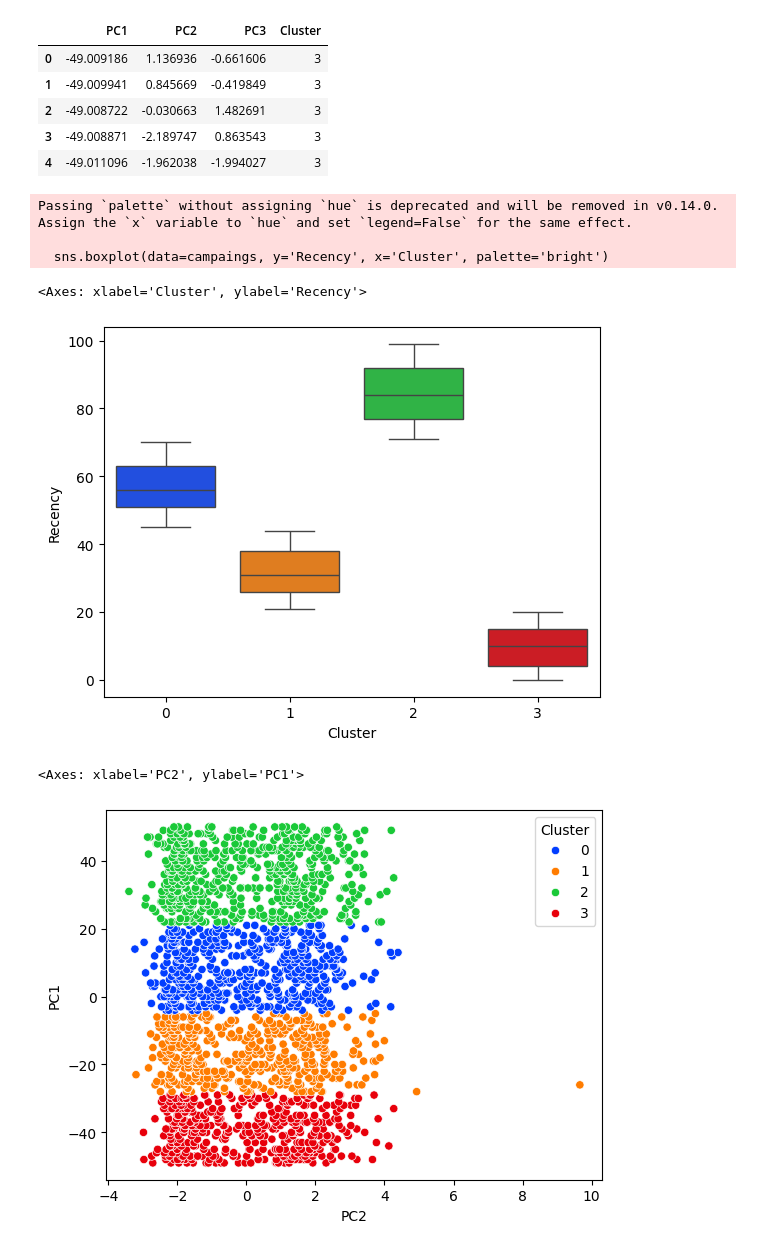
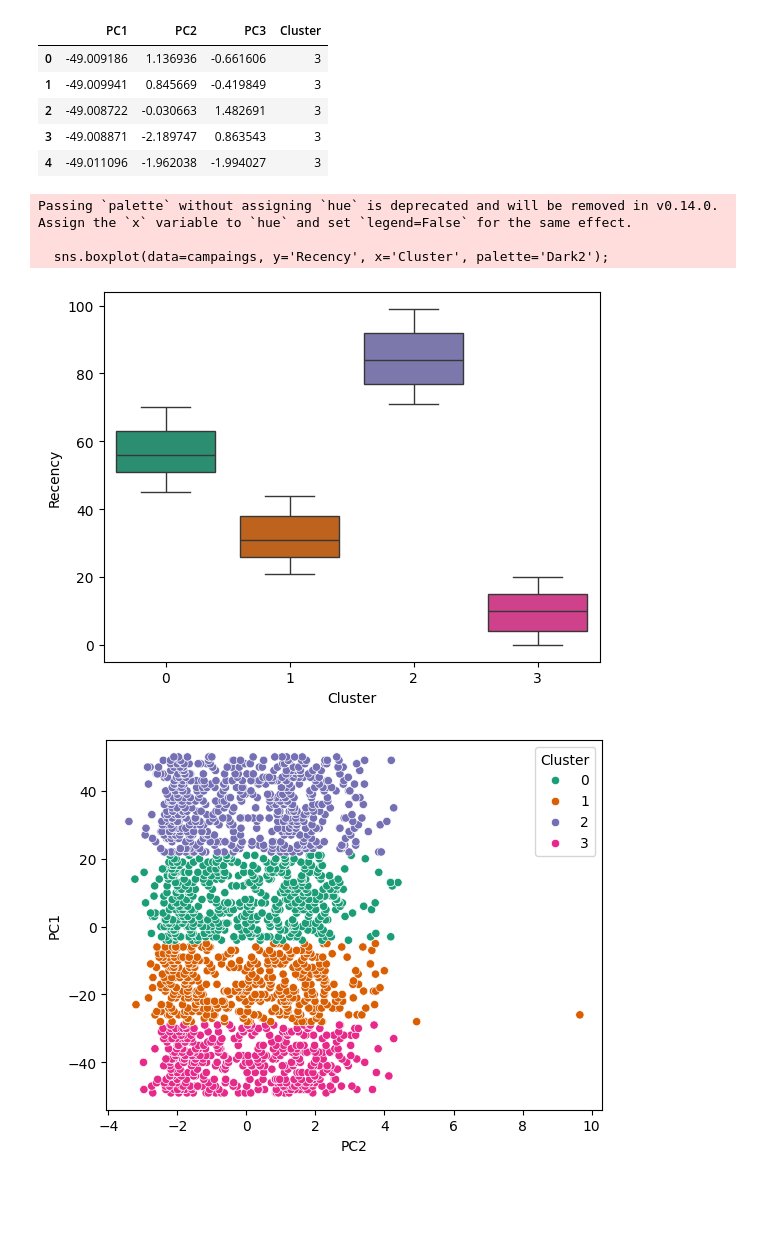
Before and after one commit to OviedoVR/ML_especializacao_2025, a Jupyter notebook: notebooks/PCA.ipynb, the cells around one changed output. Saved outputs shown, nothing was run; the diff lists cells and outputs as text; code cells hidden in the pictures; blank space fills up the shorter version.

Commit message:
Update PCA.ipynb sns palette

```diff
--- a/notebooks/PCA.ipynb
+++ b/notebooks/PCA.ipynb
@@ -166,15 +171,13 @@ df_reduzido.head()
 # %%
 import seaborn as sns
 
-sns.boxplot(data=campaings, y='Recency', x='Cluster', palette='bright')
+sns.boxplot(data=campaings, y='Recency', x='Cluster', palette='Dark2');
 # %% [output]
 Passing `palette` without assigning `hue` is deprecated and will be removed in v0.14.0. Assign the `x` variable to `hue` and set `legend=False` for the same effect.
 
-  sns.boxplot(data=campaings, y='Recency', x='Cluster', palette='bright')
+  sns.boxplot(data=campaings, y='Recency', x='Cluster', palette='Dark2');
-<Axes: xlabel='Cluster', ylabel='Recency'>
-[figure, old version]
+[figure, new version]
 # %%
-sns.scatterplot(data=df_reduzido, y='PC1', x='PC2', hue='Cluster', palette='bright')
+sns.scatterplot(data=df_reduzido, y='PC1', x='PC2', hue='Cluster', palette='Dark2');
 # %% [output]
-<Axes: xlabel='PC2', ylabel='PC1'>
-[figure, old version]
+[figure, new version]
```
Also changed, not shown: parts of 1 cell of this notebook.
